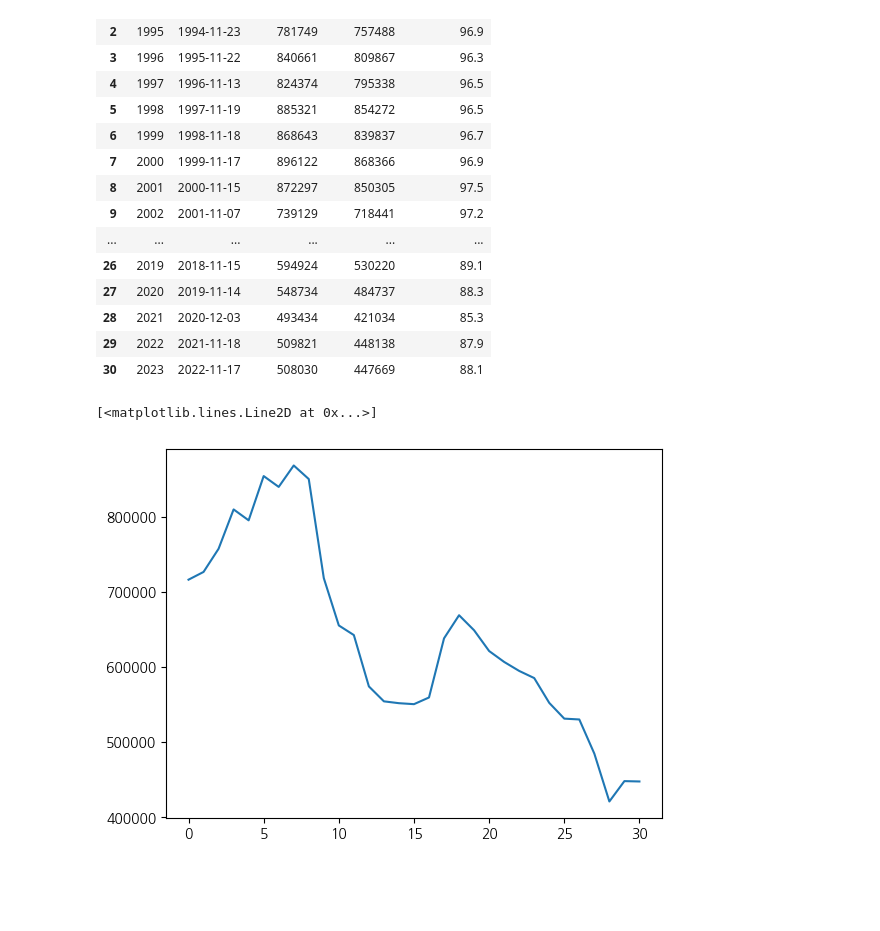
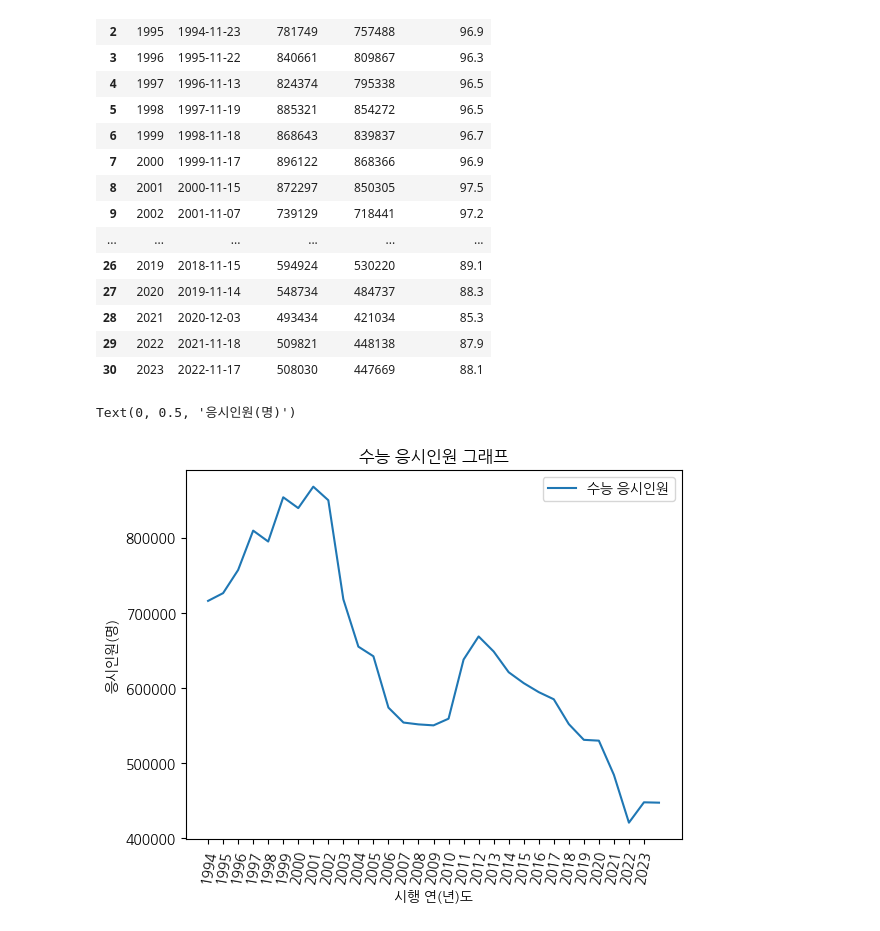
Before and after one commit to KDT05-SQL-project/KDT05-SQL-project, a Jupyter notebook: 명노아/particiments_analysis.ipynb, the cells around one changed output. Saved outputs shown, nothing was run; the diff lists cells and outputs as text; code cells hidden in the pictures; blank space fills up the shorter version.

```diff
--- a/명노아/particiments_analysis.ipynb
+++ b/명노아/particiments_analysis.ipynb
@@ -321,11 +328,16 @@ test
 | 28 | 2021 | 2020-12-03 | 493434 | 421034 | 85.3 |
 | 29 | 2022 | 2021-11-18 | 509821 | 448138 | 87.9 |
 | 30 | 2023 | 2022-11-17 | 508030 | 447669 | 88.1 |
-# %%
-plt.plot(range(31), test.loc[:,"응시인원(명) "].values,label="수능 응시인원")
-# %% [output]
-[<matplotlib.lines.Line2D at 0x...>]
-[figure, removed]
+# %%
+plt.plot(range(31), test.loc[:,"응시인원(명) "].values,label="수능 응시인원")
+plt.title("수능 응시인원 그래프")
+plt.legend()
+plt.xticks(range(30), [i for i in range(1994,2024)], rotation=80)
+plt.xlabel("시행 연(년)도")
+plt.ylabel("응시인원(명)")
+# %% [output]
+Text(0, 0.5, '응시인원(명)')
+[figure, added]
 # %%
 # 사교육 추세는 그래프를 보아, 전체적으로 상승하고 있다
 # 고착화된 한국의 교육은 2021년과 2022년에 들어 완만한 변화를 보이고 있다
```
Also changed, not shown: parts of 4 cells of this notebook, 3 other files.
